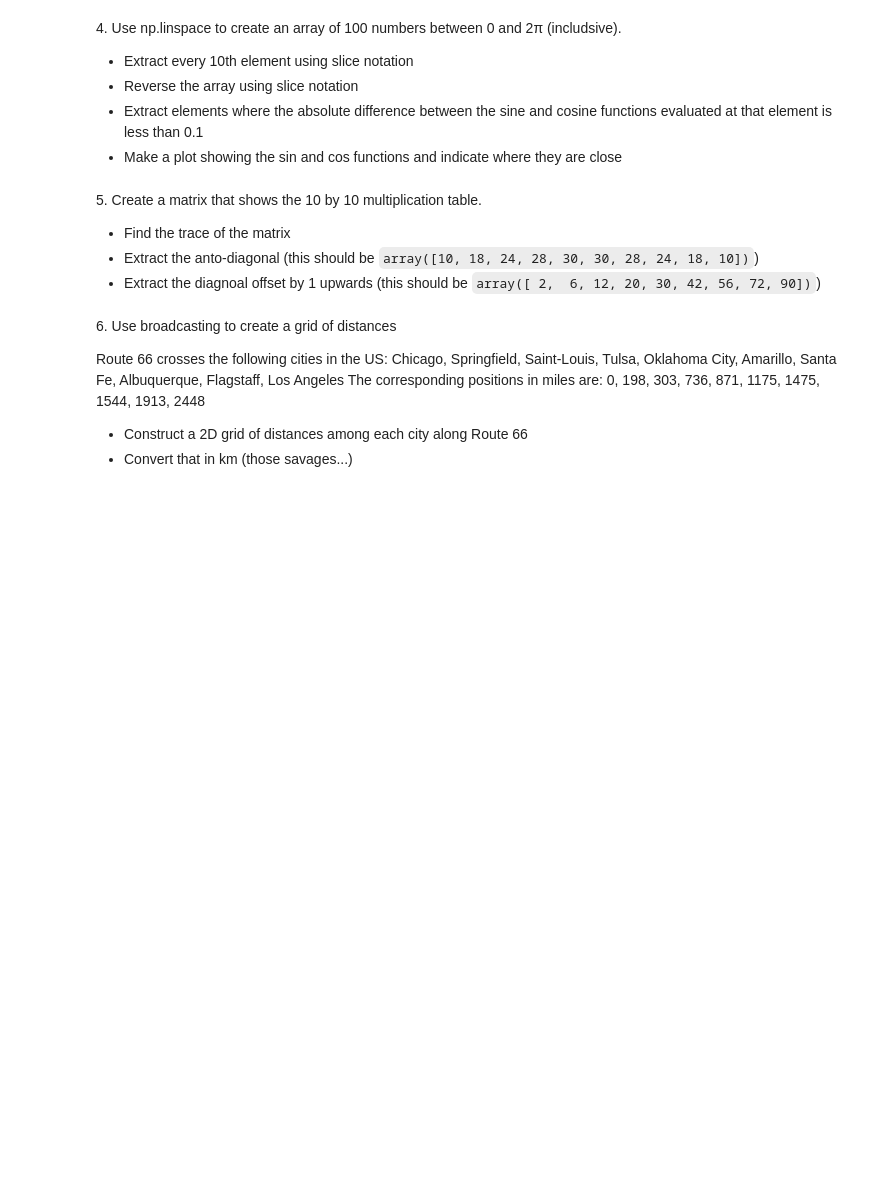
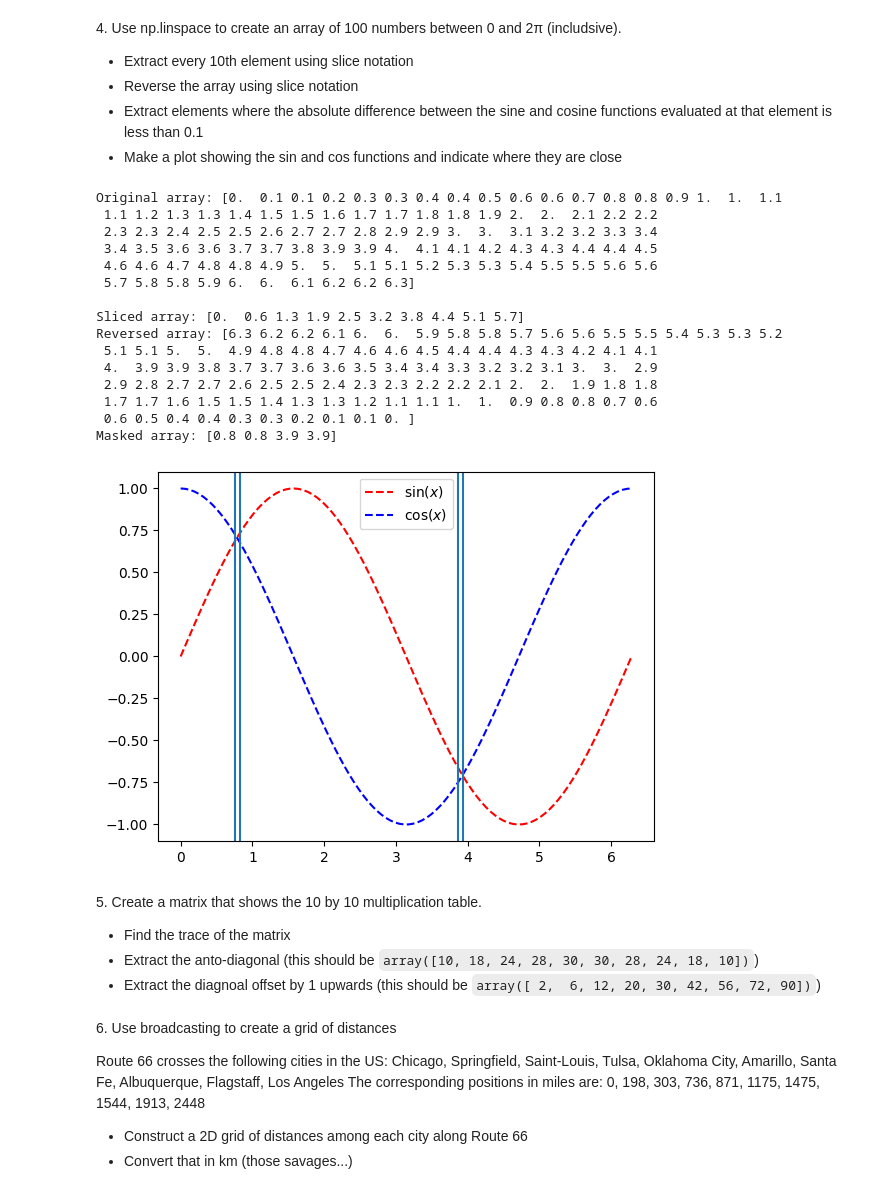
Before and after one commit to PhyAMR/LaboratoryOfComputationalPhysics_Y8, a Jupyter notebook: 04ex_Numpy.ipynb, the cells around one changed output. Drawn from its saved outputs; the diff is of its cells as text; code cells hidden in the pictures; blank space fills up the shorter version.

Commit message:
finished numpy, visualisation and pandas

```diff
--- a/04ex_Numpy.ipynb
+++ b/04ex_Numpy.ipynb
@@ -45,15 +46,18 @@ Do this in the following ways:
 
 Hint: Use the following numpy functions - np.random.random, np.any as well as Boolean indexing and the axis argument.
 # %%
-npr.seed(2)
+
 M = npr.random((10,6)) #np.array([[(i,j) for i in npr.random(10)] for j in npr.random(6)])
-print(M[:,1])
+print(M)
 #print(np.any(M < 0.1))
+m=0
 for i in M:
-  if np.any(i < 0.1):
-    i=np.zeros_like(i)
-    print(i)
-  else:
-    print(i)
+    #print(i)
+    if np.any(i < 0.1):
+        M[m,:]=np.zeros_like(i)
+    #print(i)
+    else:
+        print()
+    m+=1
 
-print(M[:,1])
+print(M)
@@ -67,16 +89,33 @@ print(M[:,1])
 # %%
 a = np.linspace(0,2*np.pi,100)
 print(f"Original array: {a} \n")
 print(f"Sliced array: {a[::10]}")
 print(f"Reversed array: {a[::-1]}")
-mask = (np.abs(np.cos(a))-np.abs(np.sin(a)) < 0.1)
+mask = (np.abs(np.cos(a)-np.sin(a)) < 0.1)
 print(f"Masked array: {a[mask]}")
-plt.plot(a,np.sin(a),'r','-', label=r'$\sin(x)$')
-plt.plot(a,np.cos(a),'b','-', label=r'$\cos(x)$')
-plt.plot(a[mask],np.sin(a[mask]),'r','o')
-plt.plot(a[mask],np.cos(a[mask]),'b','o')
+plt.plot(a,np.sin(a),'r--', label=r'$\sin(x)$')
+plt.plot(a,np.cos(a),'b--', label=r'$\cos(x)$')
+for i in a[mask]:
+    plt.axvline(i)
 plt.legend()
 plt.show()
+# %% [output]
+Original array: [0.  0.1 0.1 0.2 0.3 0.3 0.4 0.4 0.5 0.6 0.6 0.7 0.8 0.8 0.9 1.  1.  1.1
+ 1.1 1.2 1.3 1.3 1.4 1.5 1.5 1.6 1.7 1.7 1.8 1.8 1.9 2.  2.  2.1 2.2 2.2
+ 2.3 2.3 2.4 2.5 2.5 2.6 2.7 2.7 2.8 2.9 2.9 3.  3.  3.1 3.2 3.2 3.3 3.4
+ 3.4 3.5 3.6 3.6 3.7 3.7 3.8 3.9 3.9 4.  4.1 4.1 4.2 4.3 4.3 4.4 4.4 4.5
+ 4.6 4.6 4.7 4.8 4.8 4.9 5.  5.  5.1 5.1 5.2 5.3 5.3 5.4 5.5 5.5 5.6 5.6
+ 5.7 5.8 5.8 5.9 6.  6.  6.1 6.2 6.2 6.3]
+
+Sliced array: [0.  0.6 1.3 1.9 2.5 3.2 3.8 4.4 5.1 5.7]
+Reversed array: [6.3 6.2 6.2 6.1 6.  6.  5.9 5.8 5.8 5.7 5.6 5.6 5.5 5.5 5.4 5.3 5.3 5.2
+ 5.1 5.1 5.  5.  4.9 4.8 4.8 4.7 4.6 4.6 4.5 4.4 4.4 4.3 4.3 4.2 4.1 4.1
+ 4.  3.9 3.9 3.8 3.7 3.7 3.6 3.6 3.5 3.4 3.4 3.3 3.2 3.2 3.1 3.  3.  2.9
+ 2.9 2.8 2.7 2.7 2.6 2.5 2.5 2.4 2.3 2.3 2.2 2.2 2.1 2.  2.  1.9 1.8 1.8
+ 1.7 1.7 1.6 1.5 1.5 1.4 1.3 1.3 1.2 1.1 1.1 1.  1.  0.9 0.8 0.8 0.7 0.6
+ 0.6 0.5 0.4 0.4 0.3 0.3 0.2 0.1 0.1 0. ]
+Masked array: [0.8 0.8 3.9 3.9]
+[figure, added]
 # %% [markdown]
 5\. Create a matrix that shows the 10 by 10 multiplication table.
 
```
Also changed, not shown: parts of 11 cells of this notebook, 11 other files.
